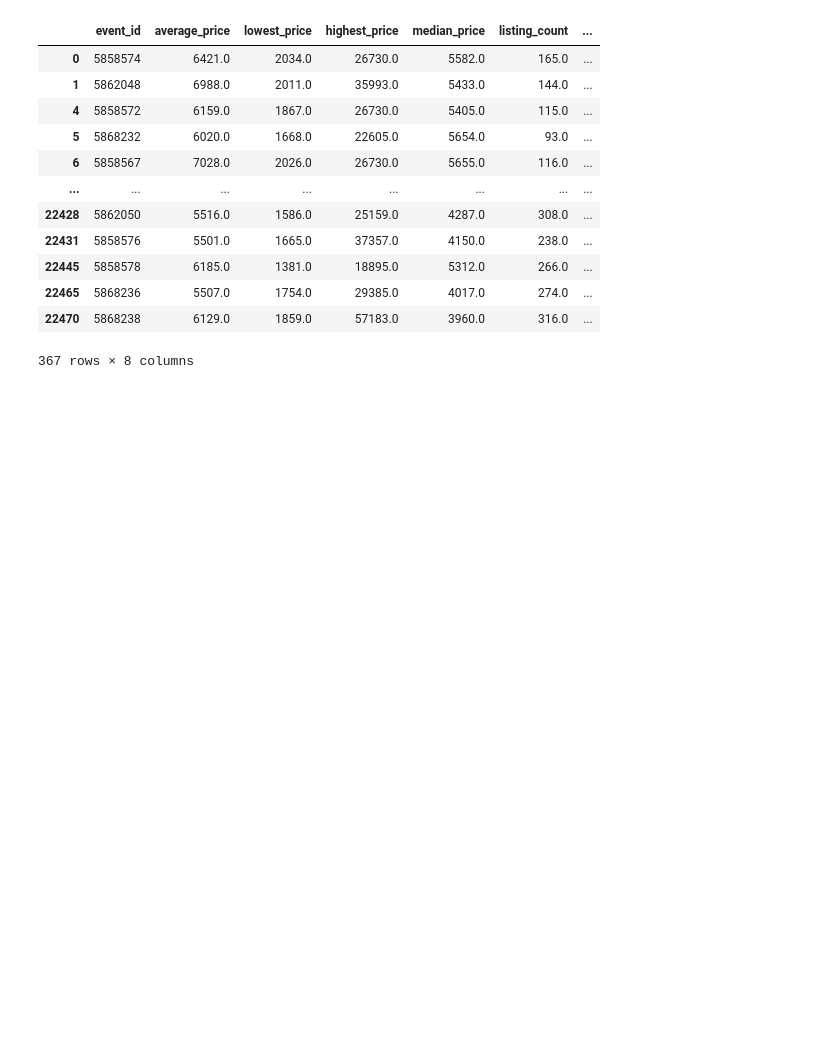
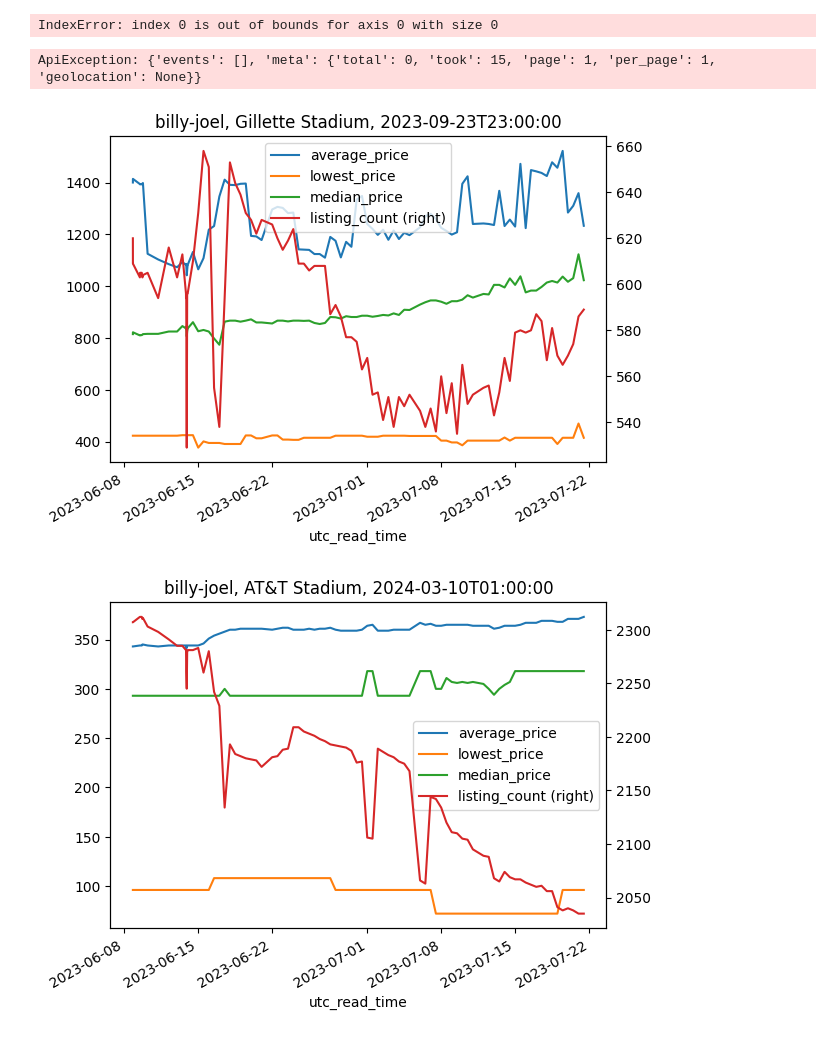
Before and after one commit to bjahnke/sg-event-stats-updater, a Jupyter notebook: src/fetch_data/notebook.ipynb, the cells around one changed output. Cells and saved outputs as stored; diff of their text form; code cells hidden in the pictures; blank space fills up the shorter version.

```diff
--- a/src/fetch_data/notebook.ipynb
+++ b/src/fetch_data/notebook.ipynb
@@ -22,19 +37,13 @@ res1 = client.get_performers({'slug': 'chris-stapleton'})
 # %%
 from src.fetch_data import SlugReq
 
-data_db.get_stats_by_slug(SlugReq(slug={'performer': 'taylor-swift'}))
+# data_db.get_stats_by_slug(SlugReq(slug={'performer': 'the-nineteen-seventy-five'}))
 # %% [output]
-|  | event_id | average_price | lowest_price | highest_price | median_price | listing_count | ... |
-| 0 | 5858574 | 6421.0 | 2034.0 | 26730.0 | 5582.0 | 165.0 | ... |
-| 1 | 5862048 | 6988.0 | 2011.0 | 35993.0 | 5433.0 | 144.0 | ... |
-| 4 | 5858572 | 6159.0 | 1867.0 | 26730.0 | 5405.0 | 115.0 | ... |
-| 5 | 5868232 | 6020.0 | 1668.0 | 22605.0 | 5654.0 | 93.0 | ... |
-| 6 | 5858567 | 7028.0 | 2026.0 | 26730.0 | 5655.0 | 116.0 | ... |
-| ... | ... | ... | ... | ... | ... | ... | ... |
-| 22428 | 5862050 | 5516.0 | 1586.0 | 25159.0 | 4287.0 | 308.0 | ... |
-| 22431 | 5858576 | 5501.0 | 1665.0 | 37357.0 | 4150.0 | 238.0 | ... |
-| 22445 | 5858578 | 6185.0 | 1381.0 | 18895.0 | 5312.0 | 266.0 | ... |
-| 22465 | 5868236 | 5507.0 | 1754.0 | 29385.0 | 4017.0 | 274.0 | ... |
-| 22470 | 5868238 | 6129.0 | 1859.0 | 57183.0 | 3960.0 | 316.0 | ... |
-367 rows × 8 columns
+IndexError: index 0 is out of bounds for axis 0 with size 0
+# %%
+data_db.plot_by_slug('billy-joel')
+# %% [output]
+ApiException: {'events': [], 'meta': {'total': 0, 'took': 15, 'page': 1, 'per_page': 1, 'geolocation': None}}
+[figure, added]
+[figure, added]
 # %%
```
Also changed, not shown: parts of 4 cells of this notebook.
